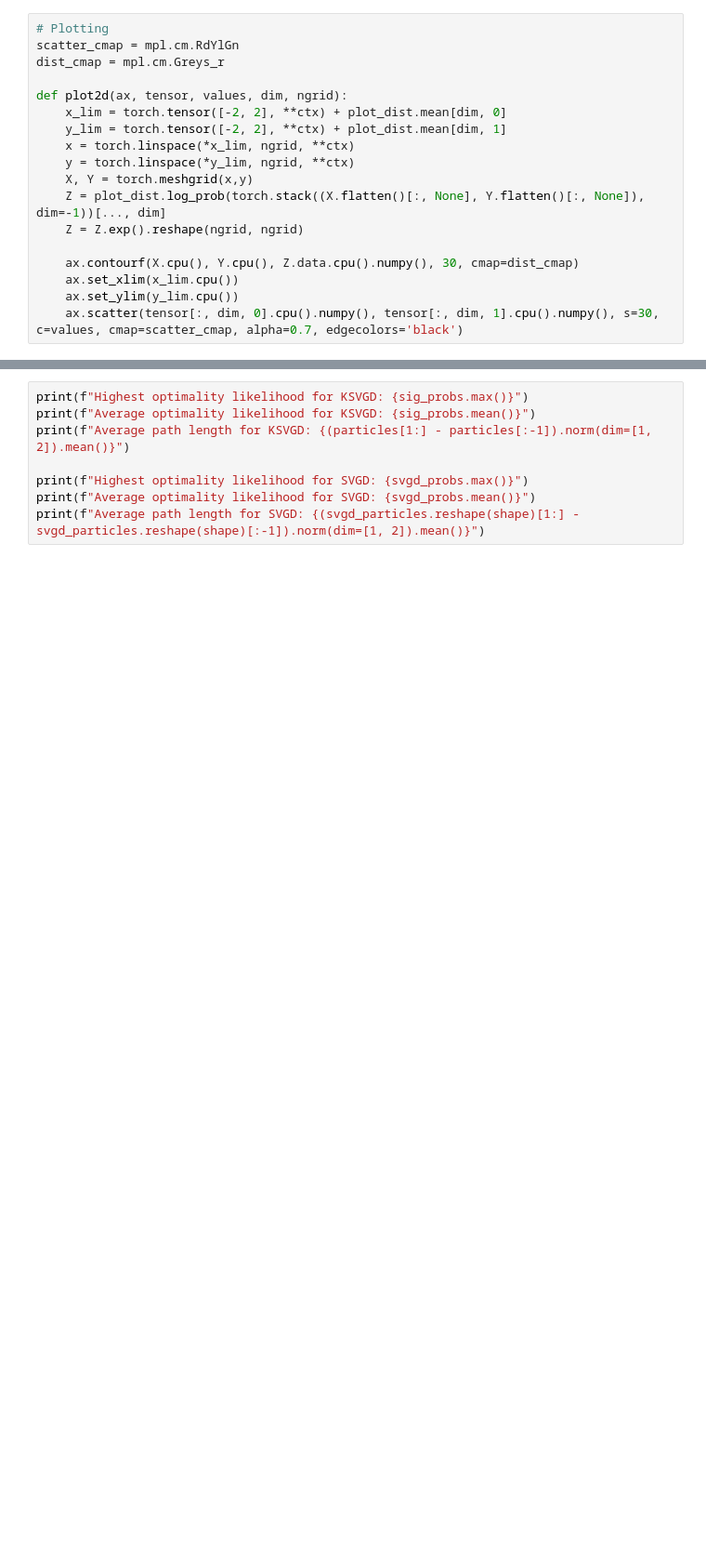
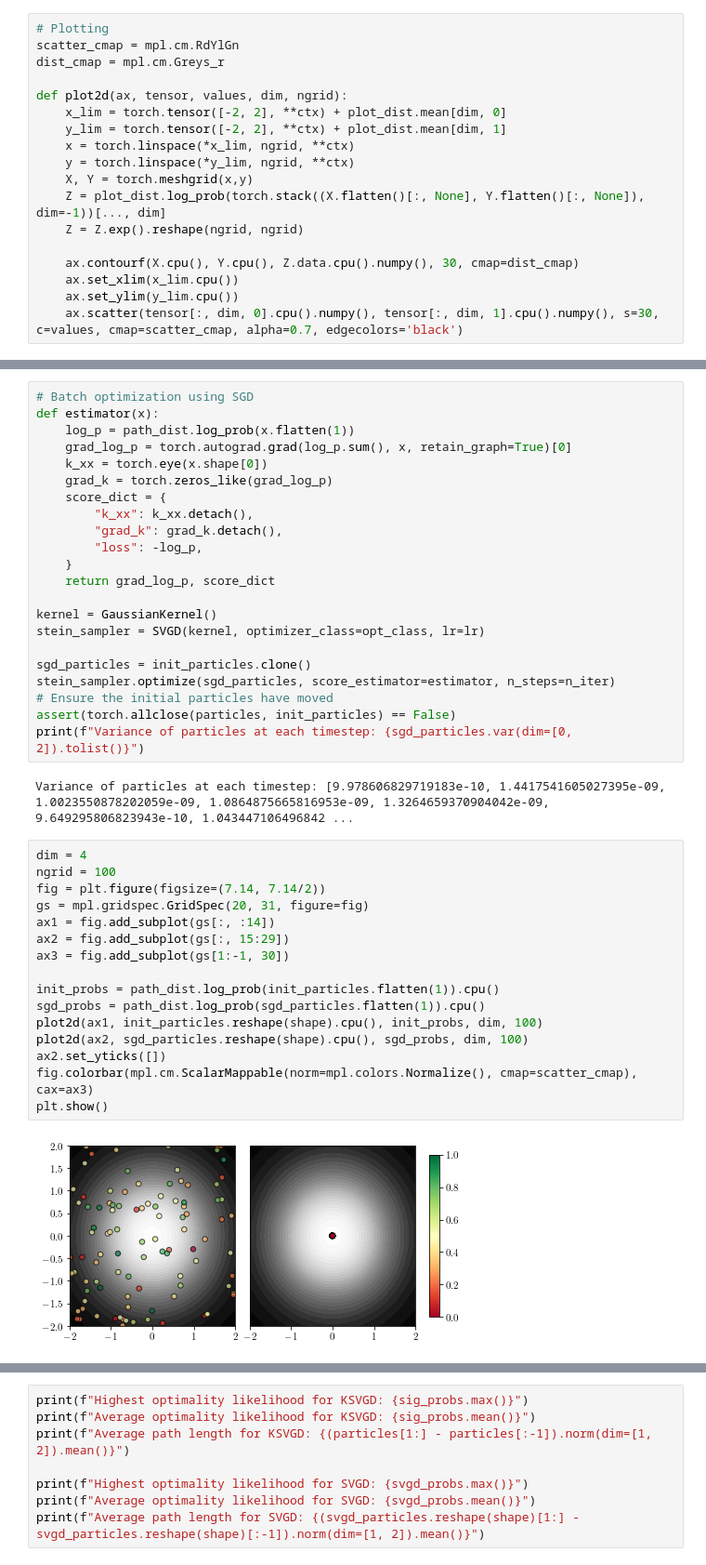
Before and after one commit to lubaroli/sigsvgd, a Jupyter notebook: examples/script_sequential_distribution.ipynb, the cells around one changed output, grey strips where cells are left out. Shown: that part at 93% size. Drawn from its saved outputs; the diff is of its cells as text; blank space fills up the shorter version.

```diff
--- a/examples/script_sequential_distribution.ipynb
+++ b/examples/script_sequential_distribution.ipynb
@@ -123,3 +124,45 @@ RuntimeError: Failed to process string with tex because latex could not be found
+# %%
+# Batch optimization using SGD
+def estimator(x):
+    log_p = path_dist.log_prob(x.flatten(1))
+    grad_log_p = torch.autograd.grad(log_p.sum(), x, retain_graph=True)[0]
+    k_xx = torch.eye(x.shape[0])
+    grad_k = torch.zeros_like(grad_log_p)
+    score_dict = {
+        "k_xx": k_xx.detach(),
+        "grad_k": grad_k.detach(),
+        "loss": -log_p,
+    }
+    return grad_log_p, score_dict
+
+kernel = GaussianKernel()
+stein_sampler = SVGD(kernel, optimizer_class=opt_class, lr=lr)
+
+sgd_particles = init_particles.clone()
+stein_sampler.optimize(sgd_particles, score_estimator=estimator, n_steps=n_iter)
+# Ensure the initial particles have moved
+assert(torch.allclose(particles, init_particles) == False)
+print(f"Variance of particles at each timestep: {sgd_particles.var(dim=[0, 2]).tolist()}")
+# %% [output]
+Variance of particles at each timestep: [9.978606829719183e-10, 1.4417541605027395e-09, 1.0023550878202059e-09, 1.0864875665816953e-09, 1.3264659370904042e-09, 9.649295806823943e-10, 1.043447106496842 ...
+# %%
+dim = 4
+ngrid = 100
+fig = plt.figure(figsize=(7.14, 7.14/2))
+gs = mpl.gridspec.GridSpec(20, 31, figure=fig)
+ax1 = fig.add_subplot(gs[:, :14])
+ax2 = fig.add_subplot(gs[:, 15:29])
+ax3 = fig.add_subplot(gs[1:-1, 30])
+
+init_probs = path_dist.log_prob(init_particles.flatten(1)).cpu()
+sgd_probs = path_dist.log_prob(sgd_particles.flatten(1)).cpu()
+plot2d(ax1, init_particles.reshape(shape).cpu(), init_probs, dim, 100)
+plot2d(ax2, sgd_particles.reshape(shape).cpu(), sgd_probs, dim, 100)
+ax2.set_yticks([])
+fig.colorbar(mpl.cm.ScalarMappable(norm=mpl.colors.Normalize(), cmap=scatter_cmap), cax=ax3)
+plt.show()
+# %% [output]
+[figure, added]
 # %%
 # Batch optimization using Path Signature
 def estimator(x):
```
Also changed, not shown: parts of 8 cells of this notebook.
